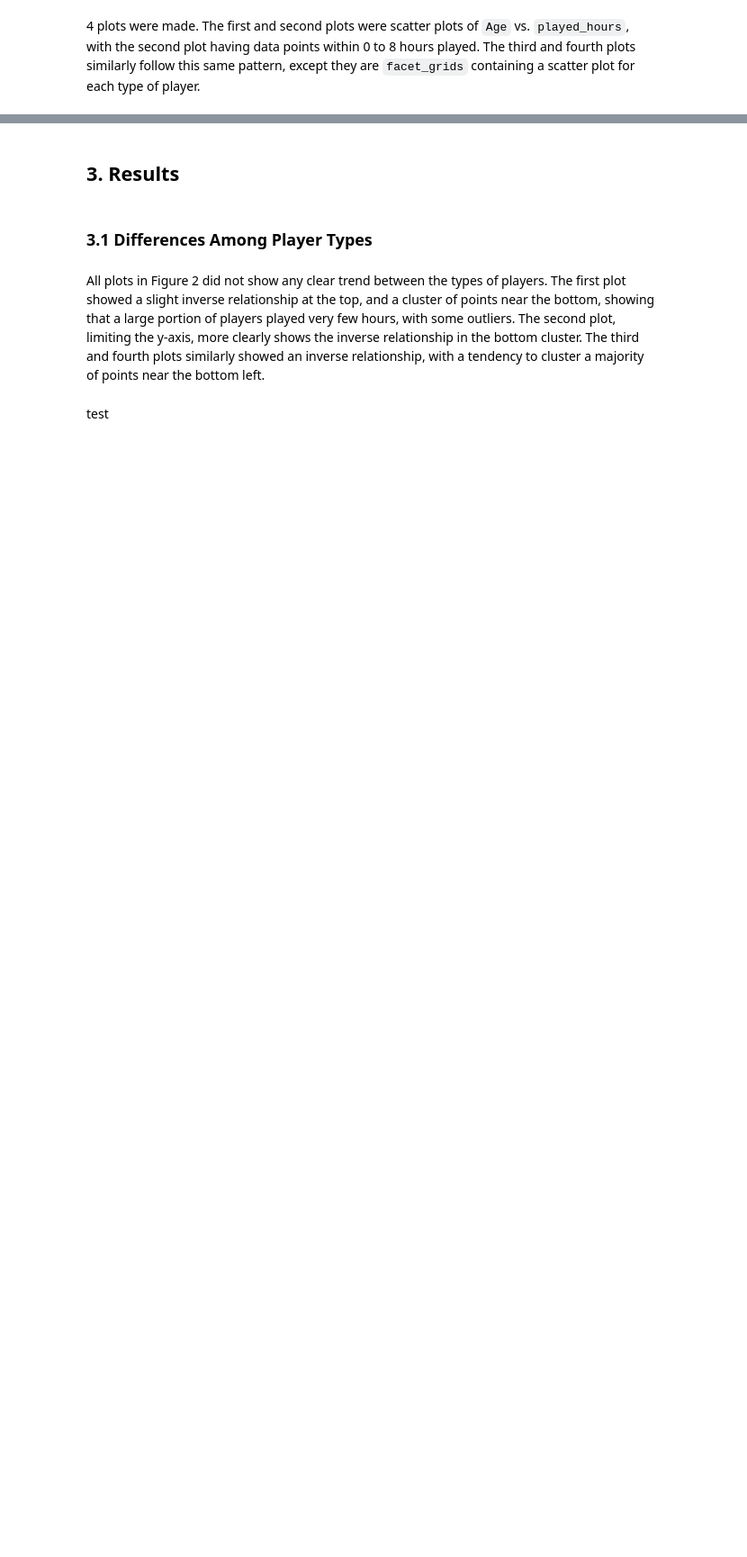
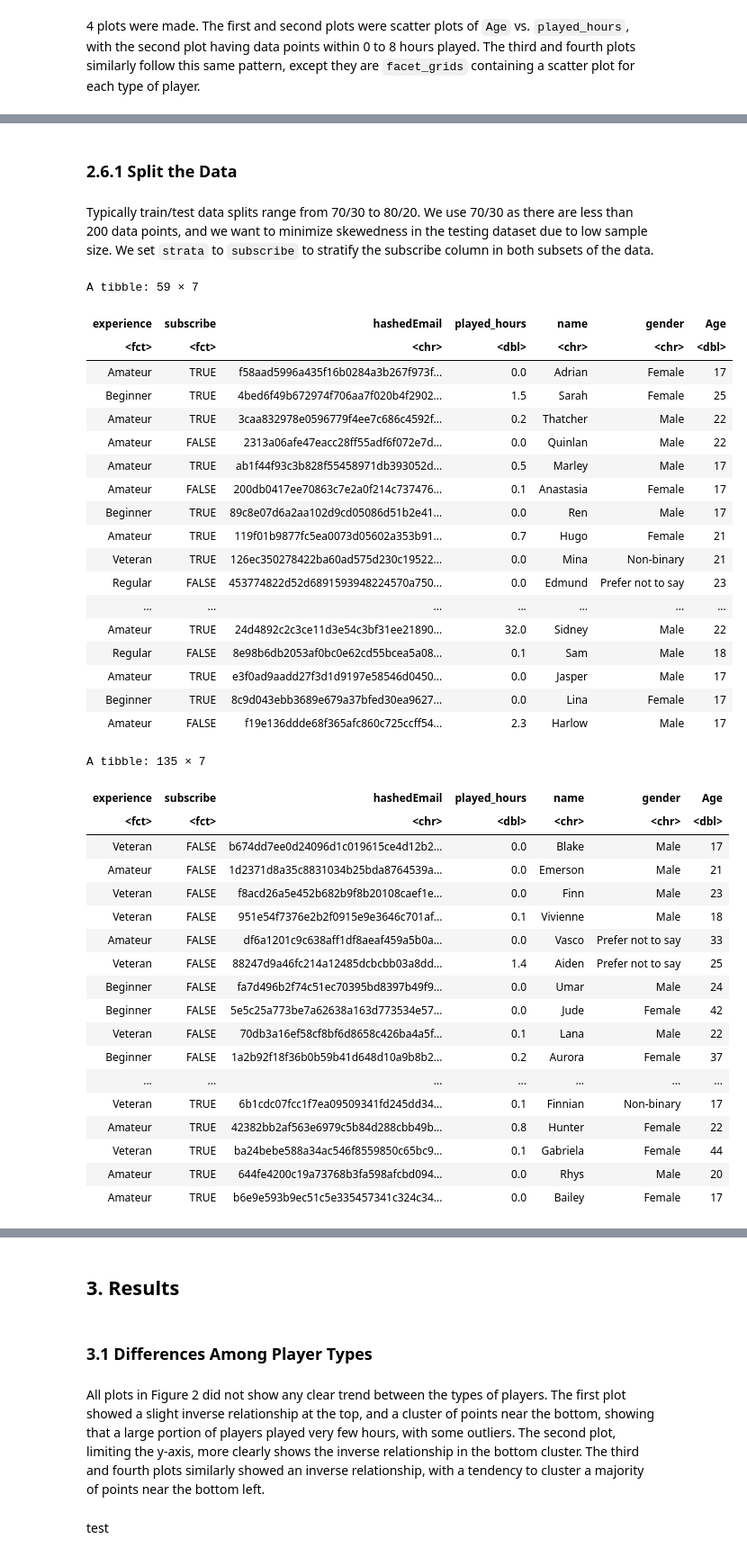
Before and after one commit to Jchox2/Project-008-24-DSCI, a Jupyter notebook: main.ipynb, the cells around one changed output, grey strips where cells are left out. Shown at 90% size. Saved outputs shown, nothing was run; the diff lists cells and outputs as text; code cells hidden in the pictures; blank space fills up the shorter version.

Commit message:
Finished Data Analysis Code

```diff
--- a/main.ipynb
+++ b/main.ipynb
@@ -189,0 +168,49 @@ Warning message:
+# %% [markdown]
+### 2.6.1 Split the Data
+# %% [markdown]
+Typically train/test data splits range from 70/30 to 80/20. We use 70/30 as there are less than 200 data points, and we want to minimize skewedness in the testing dataset due to low sample size. We set `strata` to `subscribe` to stratify the subscribe column in both subsets of the data.
+# %%
+data_split <- initial_split(players, prop = 0.70, strata = subscribe)
+players_testing <- testing(data_split)
+players_training <- training(data_split)
+players_testing
+players_training
+# %% [output]
+A tibble: 59 × 7
+| experience | subscribe | hashedEmail | played_hours | name | gender | Age |
+| <fct> | <fct> | <chr> | <dbl> | <chr> | <chr> | <dbl> |
+| Amateur | TRUE | f58aad5996a435f16b0284a3b267f973f... | 0.0 | Adrian | Female | 17 |
+| Beginner | TRUE | 4bed6f49b672974f706aa7f020b4f2902... | 1.5 | Sarah | Female | 25 |
+| Amateur | TRUE | 3caa832978e0596779f4ee7c686c4592f... | 0.2 | Thatcher | Male | 22 |
+| Amateur | FALSE | 2313a06afe47eacc28ff55adf6f072e7d... | 0.0 | Quinlan | Male | 22 |
+| Amateur | TRUE | ab1f44f93c3b828f55458971db393052d... | 0.5 | Marley | Male | 17 |
+| Amateur | FALSE | 200db0417ee70863c7e2a0f214c737476... | 0.1 | Anastasia | Female | 17 |
+| Beginner | TRUE | 89c8e07d6a2aa102d9cd05086d51b2e41... | 0.0 | Ren | Male | 17 |
+| Amateur | TRUE | 119f01b9877fc5ea0073d05602a353b91... | 0.7 | Hugo | Female | 21 |
+| Veteran | TRUE | 126ec350278422ba60ad575d230c19522... | 0.0 | Mina | Non-binary | 21 |
+| Regular | FALSE | 453774822d52d6891593948224570a750... | 0.0 | Edmund | Prefer not to say | 23 |
+| ... | ... | ... | ... | ... | ... | ... |
+| Amateur | TRUE | 24d4892c2c3ce11d3e54c3bf31ee21890... | 32.0 | Sidney | Male | 22 |
+| Regular | FALSE | 8e98b6db2053af0bc0e62cd55bcea5a08... | 0.1 | Sam | Male | 18 |
+| Amateur | TRUE | e3f0ad9aadd27f3d1d9197e58546d0450... | 0.0 | Jasper | Male | 17 |
+| Beginner | TRUE | 8c9d043ebb3689e679a37bfed30ea9627... | 0.0 | Lina | Female | 17 |
+| Amateur | FALSE | f19e136ddde68f365afc860c725ccff54... | 2.3 | Harlow | Male | 17 |
+A tibble: 135 × 7
+| experience | subscribe | hashedEmail | played_hours | name | gender | Age |
+| <fct> | <fct> | <chr> | <dbl> | <chr> | <chr> | <dbl> |
+| Veteran | FALSE | b674dd7ee0d24096d1c019615ce4d12b2... | 0.0 | Blake | Male | 17 |
+| Amateur | FALSE | 1d2371d8a35c8831034b25bda8764539a... | 0.0 | Emerson | Male | 21 |
+| Veteran | FALSE | f8acd26a5e452b682b9f8b20108caef1e... | 0.0 | Finn | Male | 23 |
+| Veteran | FALSE | 951e54f7376e2b2f0915e9e3646c701af... | 0.1 | Vivienne | Male | 18 |
+| Amateur | FALSE | df6a1201c9c638aff1df8aeaf459a5b0a... | 0.0 | Vasco | Prefer not to say | 33 |
+| Veteran | FALSE | 88247d9a46fc214a12485dcbcbb03a8dd... | 1.4 | Aiden | Prefer not to say | 25 |
+| Beginner | FALSE | fa7d496b2f74c51ec70395bd8397b49f9... | 0.0 | Umar | Male | 24 |
+| Beginner | FALSE | 5e5c25a773be7a62638a163d773534e57... | 0.0 | Jude | Female | 42 |
+| Veteran | FALSE | 70db3a16ef58cf8bf6d8658c426ba4a5f... | 0.1 | Lana | Male | 22 |
+| Beginner | FALSE | 1a2b92f18f36b0b59b41d648d10a9b8b2... | 0.2 | Aurora | Female | 37 |
+| ... | ... | ... | ... | ... | ... | ... |
+| Veteran | TRUE | 6b1cdc07fcc1f7ea09509341fd245dd34... | 0.1 | Finnian | Non-binary | 17 |
+| Amateur | TRUE | 42382bb2af563e6979c5b84d288cbb49b... | 0.8 | Hunter | Female | 22 |
+| Veteran | TRUE | ba24bebe588a34ac546f8559850c65bc9... | 0.1 | Gabriela | Female | 44 |
+| Amateur | TRUE | 644fe4200c19a73768b3fa598afcbd094... | 0.0 | Rhys | Male | 20 |
+| Amateur | TRUE | b6e9e593b9ec51c5e335457341c324c34... | 0.0 | Bailey | Female | 17 |
```
Also changed, not shown: parts of 30 cells of this notebook.
